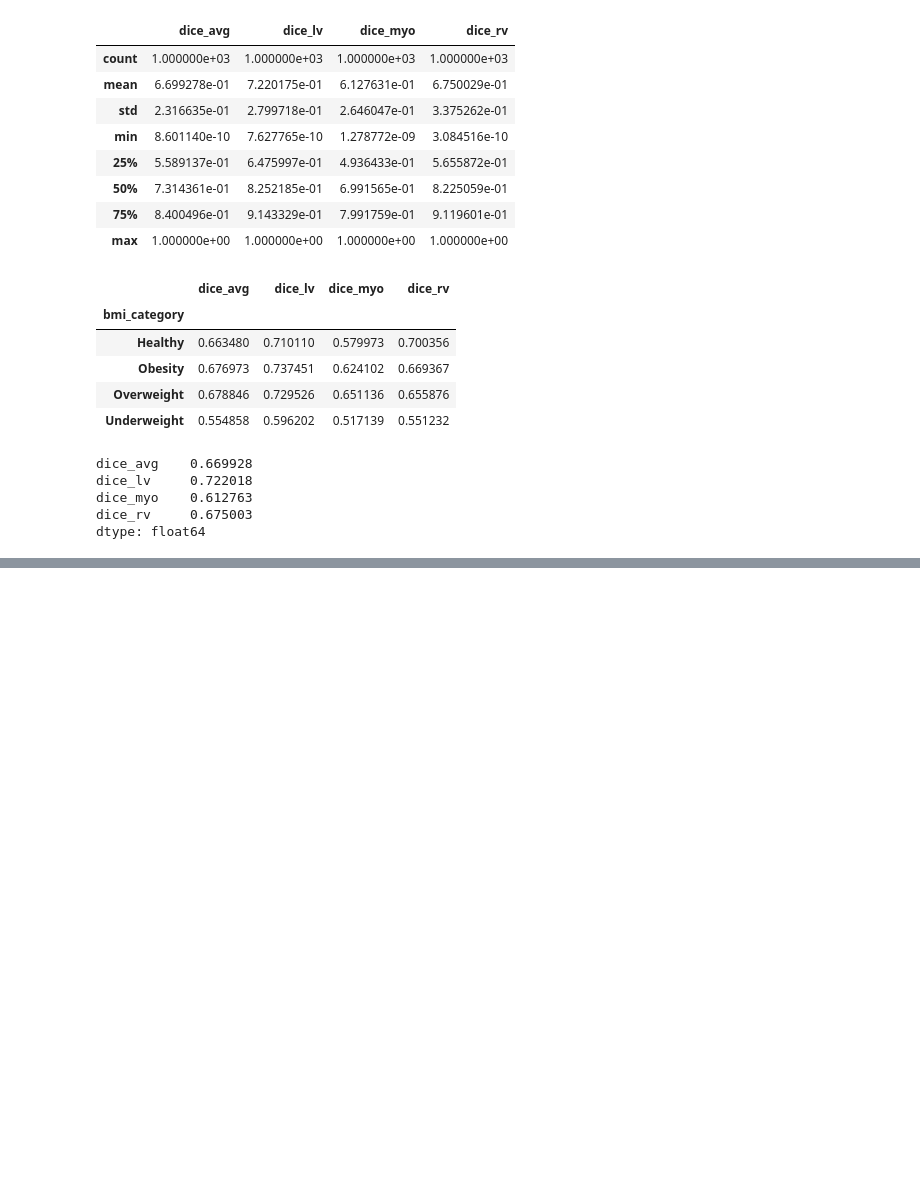
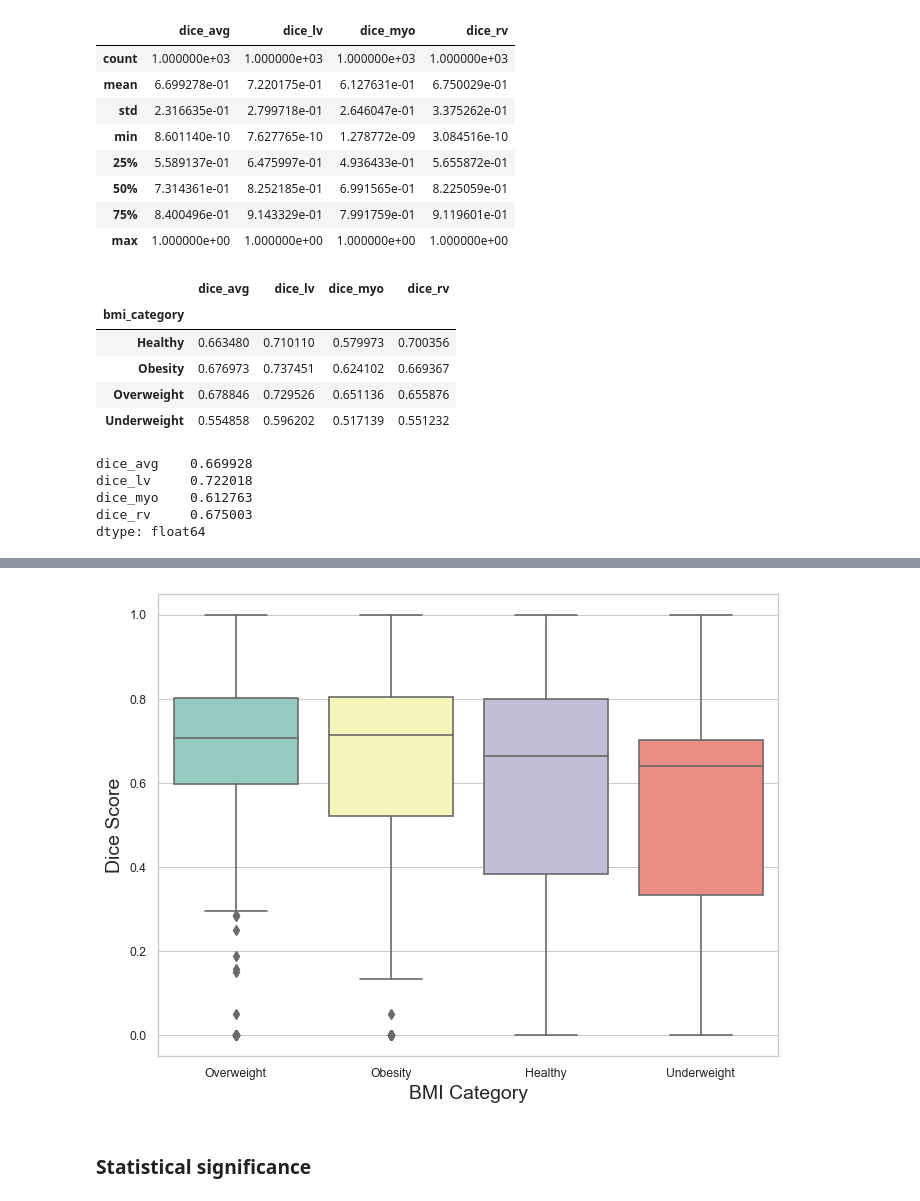
Before and after one commit to msskzx/FCT, a Jupyter notebook: fct_acdc_analysis.ipynb, the cells around one changed output, grey strips where cells are left out. Drawn from its saved outputs; the diff is of its cells as text; code cells hidden in the pictures; blank space fills up the shorter version.

```diff
--- a/fct_acdc_analysis.ipynb
+++ b/fct_acdc_analysis.ipynb
@@ -94,0 +115,6 @@ plt.show()
+# %%
+plot_bmi_dice(bmi, 'dice_myo')
+# %% [output]
+[figure, added]
+# %% [markdown]
+### Statistical significance
```
Also changed, not shown: parts of 5 cells of this notebook.
